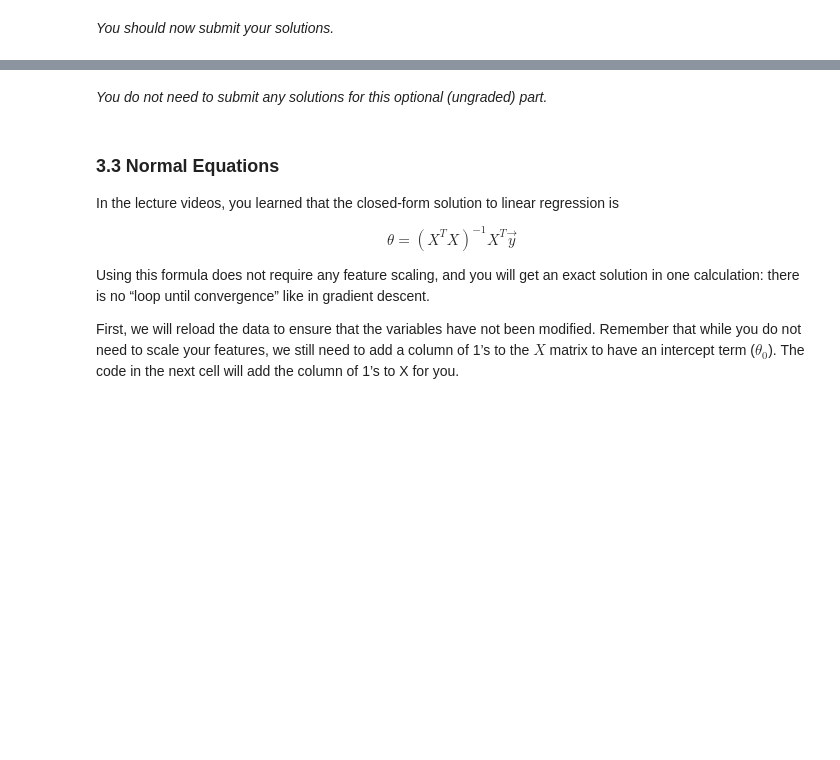
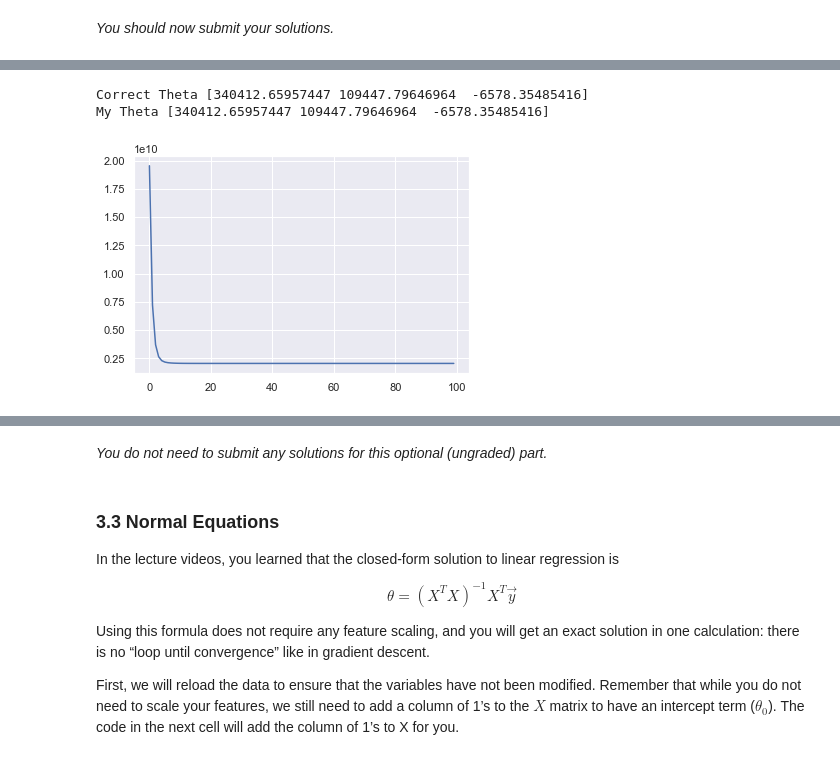
Before and after one commit to emanuel-raad/ml-coursera-python-assignments, a Jupyter notebook: Exercise1/exercise1.ipynb, the cells around one changed output, grey strips where cells are left out. Drawn from its saved outputs; the diff is of its cells as text; code cells hidden in the pictures; blank space fills up the shorter version.

```diff
--- a/Exercise1/exercise1.ipynb
+++ b/Exercise1/exercise1.ipynb
@@ -801,6 +801,7 @@ def computeCostMulti(X, y, theta):
 
     # ======================= YOUR CODE HERE ===========================
 
+    J = 1/(2.0 * m) * np.transpose(X@theta - y) @ (X@theta - y)
 
     # ==================================================================
     return J
@@ -860,6 +876,7 @@ def gradientDescentMulti(X, y, theta, alpha, num_iters):
     for i in range(num_iters):
         # ======================= YOUR CODE HERE ==========================
 
+        theta -= alpha * (np.transpose(X) @ X @ theta - np.transpose(X) @ y)
 
         # =================================================================
 
@@ -875,3 +907,24 @@ grader.grade()
+# %%
+correct_theta = np.linalg.inv(np.transpose(X)@X)@np.transpose(X)@y
+print("Correct Theta {}".format(correct_theta))
+
+n_iter = 200
+theta = np.zeros(X.shape[1])
+theta, J_history = gradientDescentMulti(X, y, theta, 0.01, n_iter)
+print("My Theta {}".format(theta))
+# %% [output]
+Correct Theta [340412.65957447 109447.79646964  -6578.35485416]
+My Theta [340412.65957447 109447.79646964  -6578.35485416]
+# %%
+t = np.arange(len(J_history))
+
+import matplotlib.pyplot as plt
+import seaborn as sns; sns.set()
+
+plt.plot(t, J_history)
+plt.show()
+# %% [output]
+[figure, added]
 # %% [markdown]
 #### 3.2.1 Optional (ungraded) exercise: Selecting learning rates
 
```
Also changed, not shown: parts of 6 cells of this notebook, 2 other files.
